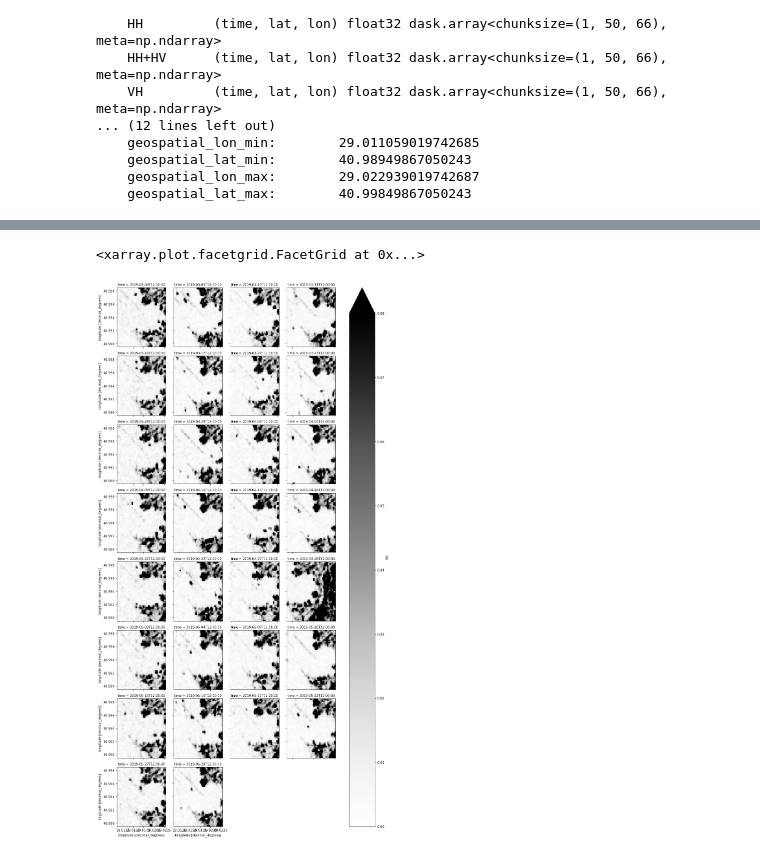
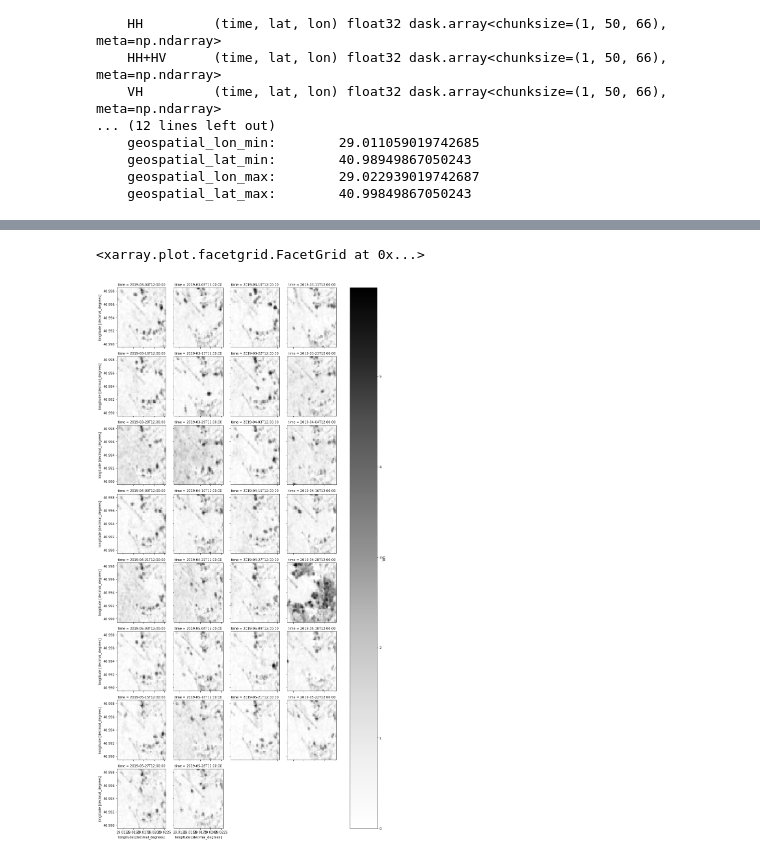
Before and after one commit to MichelDeudon/sentinel2-xcube-boat-detection, a Jupyter notebook: 7-Access_sentinel-1.ipynb, the cells around one changed output, grey strips where cells are left out. Cells and saved outputs as stored; diff of their text form; code cells hidden in the pictures.

```diff
--- a/7-Access_sentinel-1.ipynb
+++ b/7-Access_sentinel-1.ipynb
@@ -34,7 +34,7 @@ end_date = '2019-06-01'
 
 with open(os.path.join(data_dir, 'aoi.json'), 'r') as f:
     aoi_file = json.load(f)
-    coord = aoi_file['Straits']['Bosporus'][5]
+    coord = aoi_file['EU_Straits']['Bosporus'][5]
     lat, lon = coord[0], coord[1]
     print('{}, {}'.format(lat, lon))
 # %% [output]
@@ -97,0 +108,16 @@ cube.VH.plot.imshow(col='time', col_wrap=4, cmap='Greys',vmax = 0.08)
+# %%
+import xarray
+def preprocess_sentinel_1(cube, band = "VH",  bg_band="VV", fused_by = "min"):
+    if fused_by == "min":
+        background_VH_mean = cube[bg_band].min(dim = "time")
+    elif fused_by == "mean":
+        background_VH_mean = cube[bg_band].mean(dim = "time")
+    else:
+        background_VH_mean = cube[bg_band].max(dim = "time")
+    cube_before_concat = []
+    for t in range(len(cube.time)):
+        bg_removed = cube[band].isel(time=t) - background_VH_mean
+        rescaled = (bg_removed - bg_removed.min()) / (bg_removed.max() -  bg_removed.min())
+        cube_before_concat.append(rescaled)
+    cube_after_concat = xarray.concat(cube_before_concat, dim= 'time')
+    return cube_after_concat, background_VH_mean
@@ -97,0 +138,3 @@ cube.VH.plot.imshow(col='time', col_wrap=4, cmap='Greys',vmax = 0.08)
+# %%
+cube["WR"] = - np.log(0.05 / (0.018+cube.VV * 1.5)) # turn to minus compare to the original script
+cube["WR"].plot.imshow(col='time', col_wrap=4, cmap='Greys')
@@ -97,0 +144,3 @@ cube.VH.plot.imshow(col='time', col_wrap=4, cmap='Greys',vmax = 0.08)
+# %%
+water_roughness_cube_bg, bg_water_roughness = preprocess_sentinel_1(cube, band = "WR", fused_by = "min")
+bg_water_roughness.plot.imshow(cmap='Greys')
@@ -98,5 +150,5 @@ cube.VH.plot.imshow(col='time', col_wrap=4, cmap='Greys',vmax = 0.08)
 # %%
-cube.VH.plot.imshow(col='time', col_wrap=4, cmap='Greys',vmax =0.08)
+water_roughness_cube_bg.plot.imshow(col='time', col_wrap=4, cmap='Greys')
 # %% [output]
 <xarray.plot.facetgrid.FacetGrid at 0x...>
-[figure, old version]
+[figure, new version]
```
Also changed, not shown: parts of 15 cells of this notebook.
